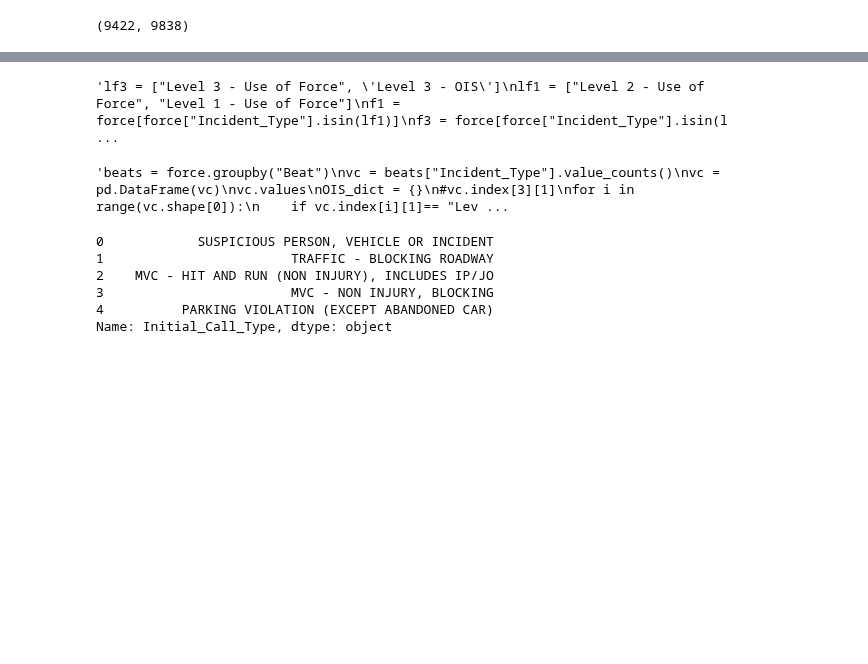
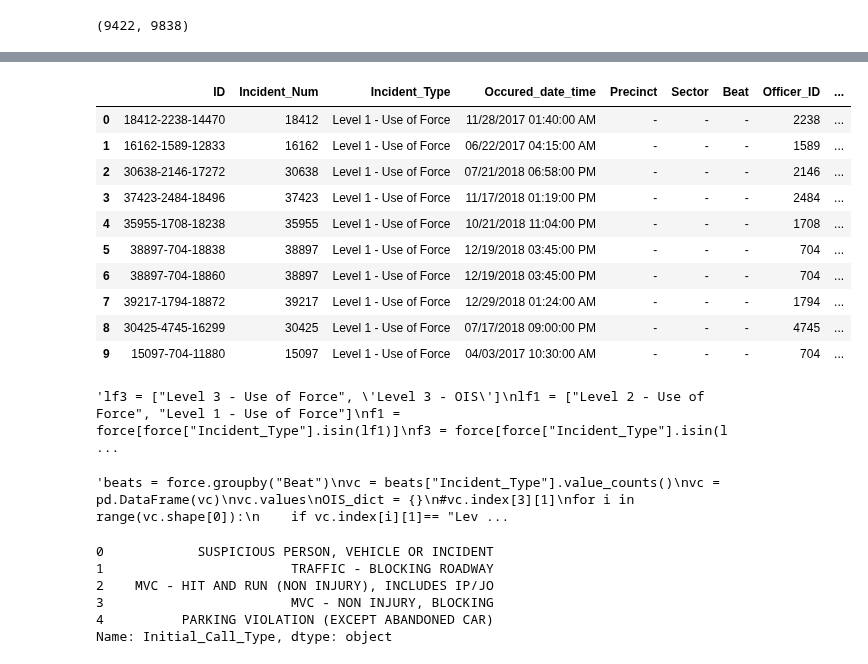
Before and after one commit to SarahMBurgart/use-of-force, a Jupyter notebook: EDA.ipynb, the cells around one changed output, grey strips where cells are left out. Cells and saved outputs as stored; diff of their text form; code cells hidden in the pictures; blank space fills up the shorter version.

```diff
--- a/EDA.ipynb
+++ b/EDA.ipynb
@@ -43,3 +43,7 @@ force = pd.read_csv("data/Use_Of_Force.csv")
 len(force) -  len(force[force["Beat"] == '-']), len(force)
 # %% [output]
 (9422, 9838)
+# %%
+smol = force[:10]
+
+smol_force = datetime(smol,"Occured_date_time")
@@ -46,3 +71,17 @@ len(force) -  len(force[force["Beat"] == '-']), len(force)
+# %%
+smol_force
+# %% [output]
+|  | ID | Incident_Num | Incident_Type | Occured_date_time | Precinct | Sector | Beat | Officer_ID | ... |
+| 0 | 18412-2238-14470 | 18412 | Level 1 - Use of Force | 11/28/2017 01:40:00 AM | - | - | - | 2238 | ... |
+| 1 | 16162-1589-12833 | 16162 | Level 1 - Use of Force | 06/22/2017 04:15:00 AM | - | - | - | 1589 | ... |
+| 2 | 30638-2146-17272 | 30638 | Level 1 - Use of Force | 07/21/2018 06:58:00 PM | - | - | - | 2146 | ... |
+| 3 | 37423-2484-18496 | 37423 | Level 1 - Use of Force | 11/17/2018 01:19:00 PM | - | - | - | 2484 | ... |
+| 4 | 35955-1708-18238 | 35955 | Level 1 - Use of Force | 10/21/2018 11:04:00 PM | - | - | - | 1708 | ... |
+| 5 | 38897-704-18838 | 38897 | Level 1 - Use of Force | 12/19/2018 03:45:00 PM | - | - | - | 704 | ... |
+| 6 | 38897-704-18860 | 38897 | Level 1 - Use of Force | 12/19/2018 03:45:00 PM | - | - | - | 704 | ... |
+| 7 | 39217-1794-18872 | 39217 | Level 1 - Use of Force | 12/29/2018 01:24:00 AM | - | - | - | 1794 | ... |
+| 8 | 30425-4745-16299 | 30425 | Level 1 - Use of Force | 07/17/2018 09:00:00 PM | - | - | - | 4745 | ... |
+| 9 | 15097-704-11880 | 15097 | Level 1 - Use of Force | 04/03/2017 10:30:00 AM | - | - | - | 704 | ... |
 # %%
 # change to epoch time
 force = datetime(force,"Occured_date_time" )
```
Also changed, not shown: parts of 1 cell of this notebook, 2 other files.
